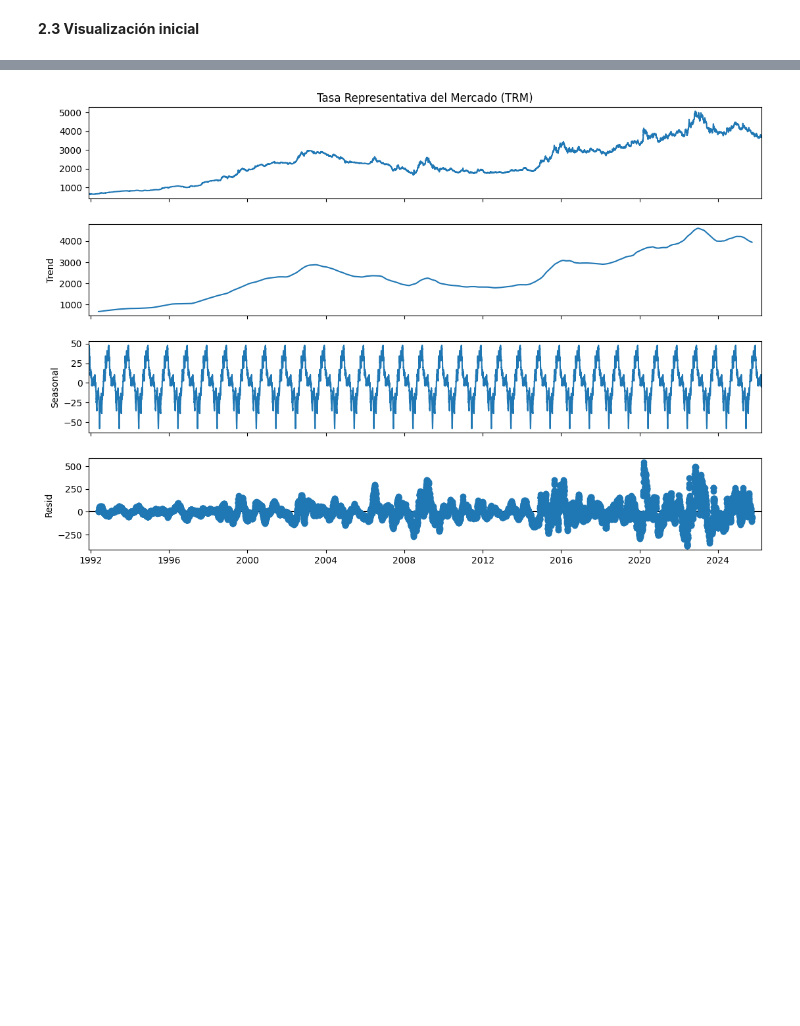
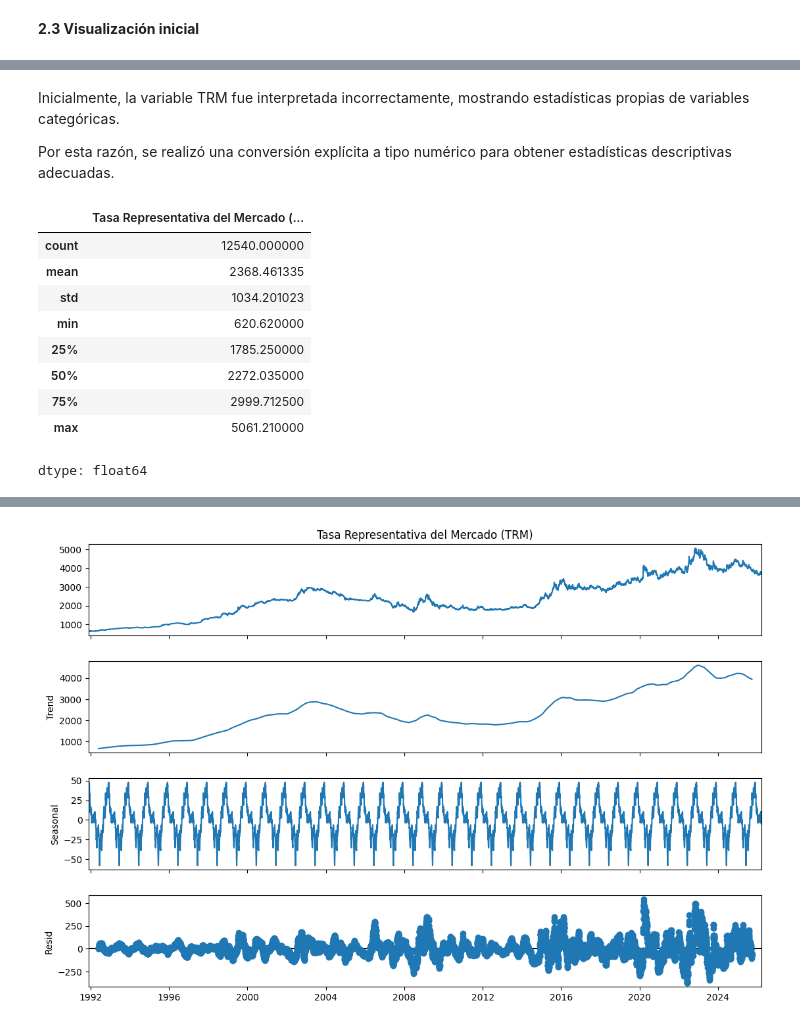
Before and after one commit to carlosvasquez3/M.Sc.-in-Data-Science, a Jupyter notebook: Estadística/TRM.ipynb, the cells around one changed output, grey strips where cells are left out. Drawn from its saved outputs; the diff is of its cells as text; code cells hidden in the pictures; blank space fills up the shorter version.

Commit message:
2.4 Estadísticas descriptivas

```diff
--- a/Estadística/TRM.ipynb
+++ b/Estadística/TRM.ipynb
@@ -114,0 +128,18 @@ fig.show()
+# %% [markdown]
+Inicialmente, la variable TRM fue interpretada incorrectamente, mostrando estadísticas propias de variables categóricas.
+
+Por esta razón, se realizó una conversión explícita a tipo numérico para obtener estadísticas descriptivas adecuadas.
+# %%
+serie = pd.to_numeric(trm["Tasa Representativa del Mercado (TRM)"], errors="coerce")
+serie.describe()
+# %% [output]
+|  | Tasa Representativa del Mercado (... |
+| count | 12540.000000 |
+| mean | 2368.461335 |
+| std | 1034.201023 |
+| min | 620.620000 |
+| 25% | 1785.250000 |
+| 50% | 2272.035000 |
+| 75% | 2999.712500 |
+| max | 5061.210000 |
+dtype: float64
```
Also changed, not shown: parts of 5 cells of this notebook.
